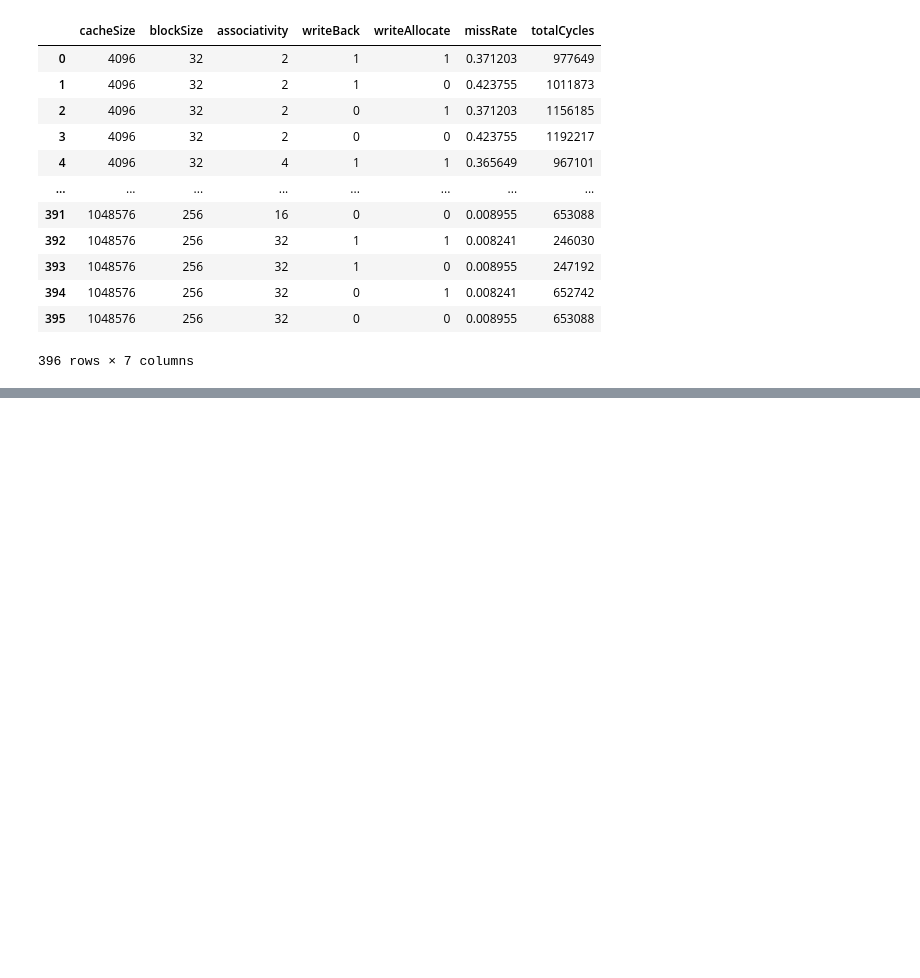
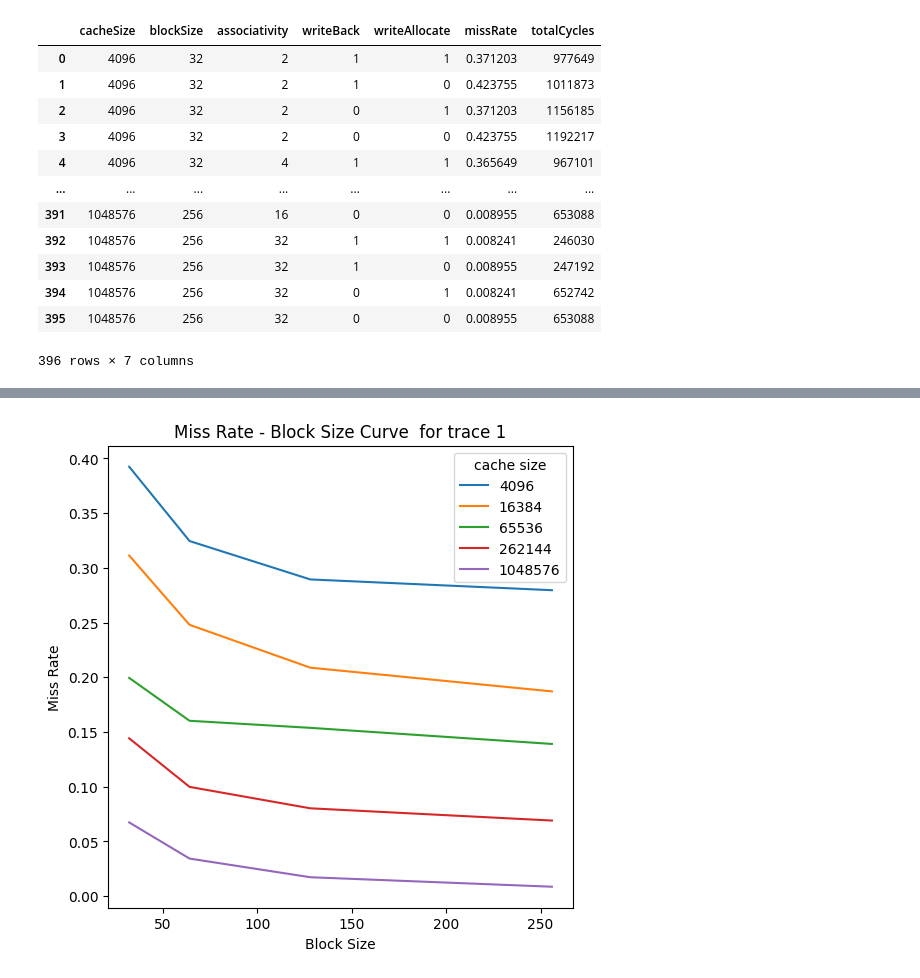
Before and after one commit to SP4595/CSC3050-project-3, a Jupyter notebook: analysis/analysis.ipynb, the cells around one changed output, grey strips where cells are left out. Drawn from its saved outputs; the diff is of its cells as text; code cells hidden in the pictures; blank space fills up the shorter version.

```diff
--- a/analysis/analysis.ipynb
+++ b/analysis/analysis.ipynb
@@ -58,0 +67,35 @@ trace2
+# %%
+# get miss rate for each chach_size
+def get_trace_curve(cache_size_list : np.ndarray, trace_form : pd.DataFrame, xsignal : str) -> list:
+    '''
+    return is a 2D list(list[list[np.ndarray]]), first is Blocksize, second is missRate
+    '''
+    curve_list = []
+    for size in cache_size_list:
+        trace_miss_rate = trace_form[trace_form["cacheSize"] == size].groupby(xsignal).agg("mean").loc[:,"missRate"].to_numpy()
+        curve_list.append([trace_form[trace_form["cacheSize"] == size].loc[:,xsignal].drop_duplicates().to_numpy(), trace_miss_rate])
+
+    return curve_list
+
+trace_1_list = get_trace_curve(cache_size_list, trace1, "blockSize")
+trace_2_list = get_trace_curve(cache_size_list, trace2, "blockSize")
+# %%
+# plot curve
+
+def plot_curve(curve_name : str, xlabel : str, ylabel : str, data : list, label_list : np.ndarray):
+    '''
+    data should be list[list[np.ndarray]]
+    '''
+    plt.figure(figsize=(6, 6))
+    plt.title(curve_name)
+    plt.xlabel(xlabel)
+    plt.ylabel(ylabel)
+    for i in range(len(data)):
+        plt.plot(data[i][0], data[i][1], label = label_list[i])
+
+    plt.legend(title = "cache size")
+    plt.show()
+
+plot_curve("Miss Rate - Block Size Curve  for trace 1", "Block Size", "Miss Rate", trace_1_list, cache_size_list)
+# %% [output]
+[figure, added]
```
Also changed, not shown: parts of 11 cells of this notebook, 16 other files.
